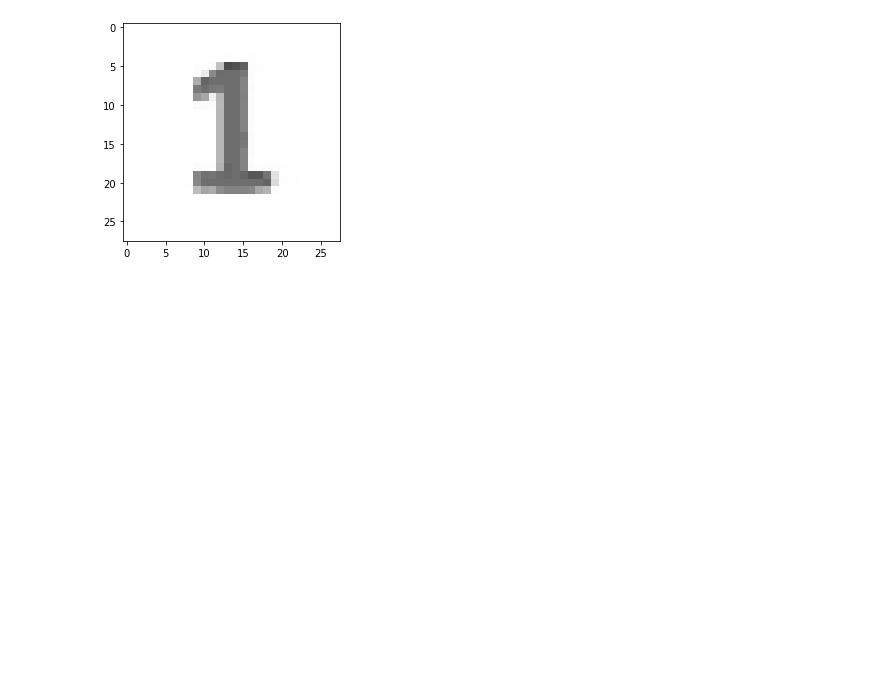
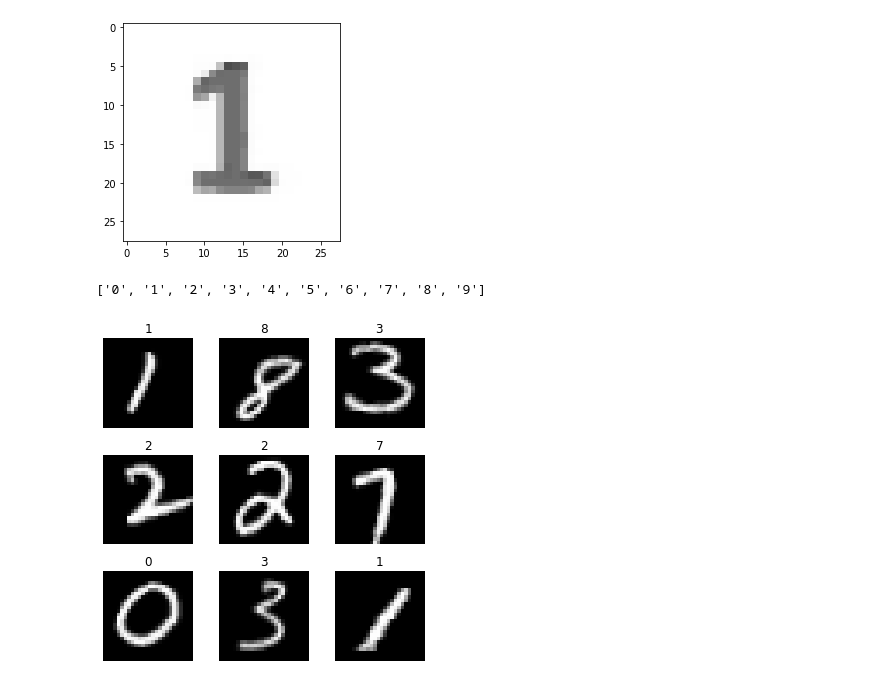
Before and after one commit to tunmustard/mtpbox, a Jupyter notebook: Preparation_video_capture.ipynb, the cells around one changed output. Cells and saved outputs as stored; diff of their text form; code cells hidden in the pictures; blank space fills up the shorter version.

```diff
--- a/Preparation_video_capture.ipynb
+++ b/Preparation_video_capture.ipynb
@@ -34,3 +37,16 @@ plt.imshow(blurred, cmap='gray', vmin=0, vmax=255)
 # %% [output]
 <matplotlib.image.AxesImage at 0x...>
 [figure]
+# %%
+path = untar_data(URLs.MNIST,'./data/tmp_file','./data/mnist')
+# %%
+tfms = get_transforms(do_flip=False)
+data = ImageDataBunch.from_folder(path,train = "training",valid = "testing", ds_tfms=tfms, size=26)
+# %%
+data.classes
+# %% [output]
+['0', '1', '2', '3', '4', '5', '6', '7', '8', '9']
+# %%
+data.show_batch(rows=3, figsize=(5,5))
+# %% [output]
+[figure, added]
```
Also changed, not shown: parts of 8 cells of this notebook.
